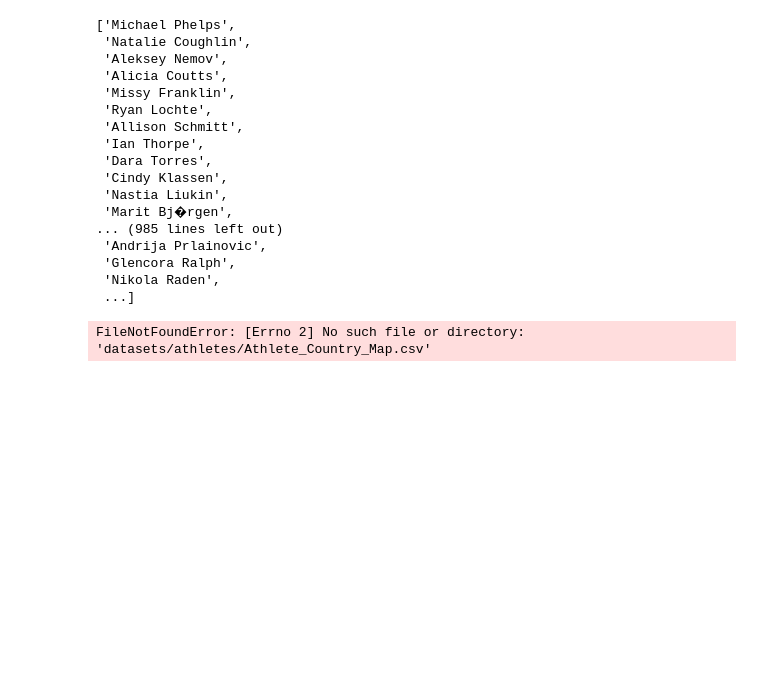
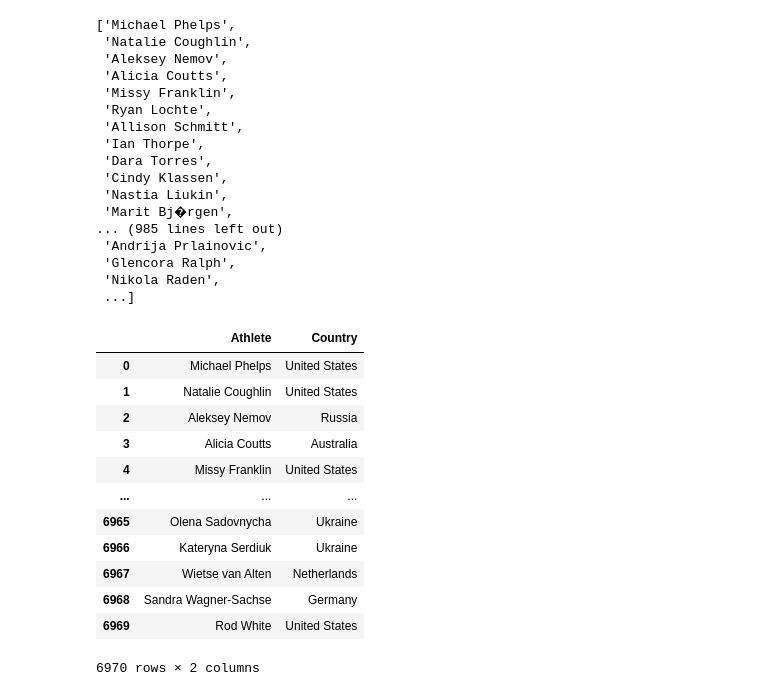
Before and after one commit to nil-andreu/machinelearningcourse, a Jupyter notebook: T1.9. - Data Cleaning; Joining Datasets.ipynb, the cells around one changed output. Saved outputs shown, nothing was run; the diff lists cells and outputs as text; code cells hidden in the pictures; blank space fills up the shorter version.

```diff
--- a/T1.9. - Data Cleaning; Joining Datasets.ipynb
+++ b/T1.9. - Data Cleaning; Joining Datasets.ipynb
@@ -50,9 +57,21 @@ athletes
  ...]
 # %%
 #We also want to import the list of the countries
-countries = pd.read_csv(filepath + "Athlete_Country_Map.csv", encoding = "ISO-8859-1")
-countries.head()
+countries = pd.read_csv(filepath + "Countries.csv", encoding = "ISO-8859-1")
+countries
 # %% [output]
+|  | Athlete | Country |
+| 0 | Michael Phelps | United States |
+| 1 | Natalie Coughlin | United States |
+| 2 | Aleksey Nemov | Russia |
+| 3 | Alicia Coutts | Australia |
+| 4 | Missy Franklin | United States |
+| ... | ... | ... |
+| 6965 | Olena Sadovnycha | Ukraine |
+| 6966 | Kateryna Serdiuk | Ukraine |
+| 6967 | Wietse van Alten | Netherlands |
+| 6968 | Sandra Wagner-Sachse | Germany |
+| 6969 | Rod White | United States |
-FileNotFoundError: [Errno 2] No such file or directory: 'datasets/athletes/Athlete_Country_Map.csv'
+6970 rows × 2 columns
 # %%
 #As well as the sports that they play
```
Also changed, not shown: parts of 3 cells of this notebook.
